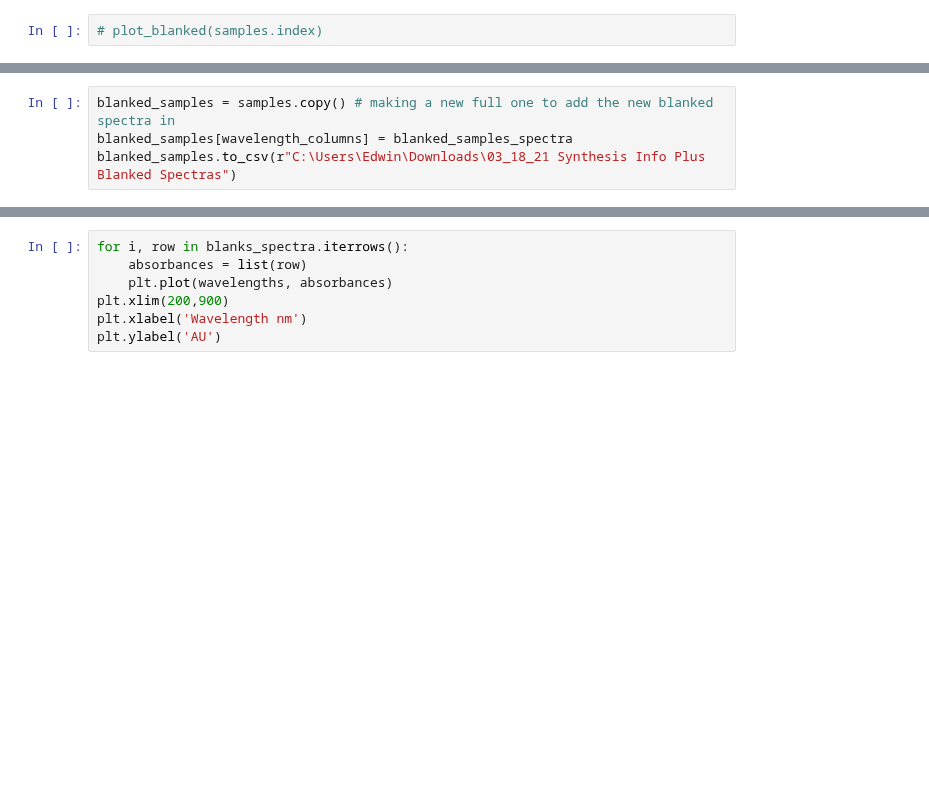
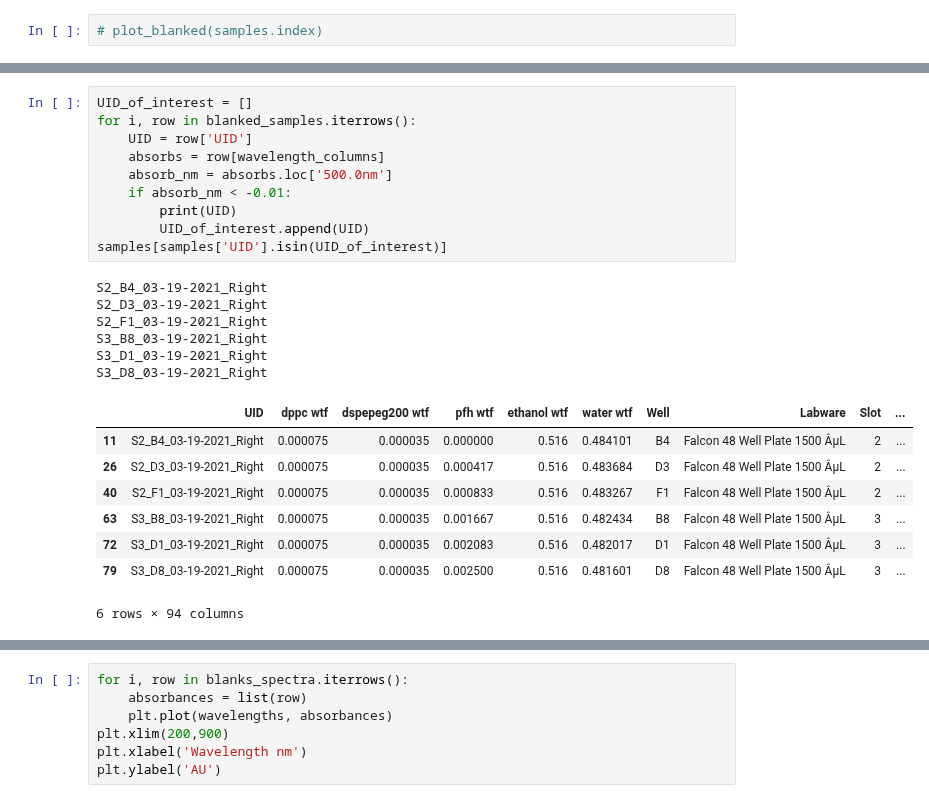
Before and after one commit to pozzo-research-group/OT2-DOE, a Jupyter notebook: PlanPrepareProcess/Plate Reader Full Spectra.ipynb, the cells around one changed output, grey strips where cells are left out. Cells and saved outputs as stored; diff of their text form; blank space fills up the shorter version.

```diff
--- a/PlanPrepareProcess/Plate Reader Full Spectra.ipynb
+++ b/PlanPrepareProcess/Plate Reader Full Spectra.ipynb
@@ -79,5 +91,26 @@ blanked_samples_spectra
-# %%
-blanked_samples = samples.copy() # making a new full one to add the new blanked spectra in
-blanked_samples[wavelength_columns] = blanked_samples_spectra
-blanked_samples.to_csv(r"C:\Users\Edwin\Downloads\03_18_21 Synthesis Info Plus Blanked Spectras")
+# %%
+UID_of_interest = []
+for i, row in blanked_samples.iterrows():
+    UID = row['UID']
+    absorbs = row[wavelength_columns]
+    absorb_nm = absorbs.loc['500.0nm']
+    if absorb_nm < -0.01:
+        print(UID)
+        UID_of_interest.append(UID)
+samples[samples['UID'].isin(UID_of_interest)]
+# %% [output]
+S2_B4_03-19-2021_Right
+S2_D3_03-19-2021_Right
+S2_F1_03-19-2021_Right
+S3_B8_03-19-2021_Right
+S3_D1_03-19-2021_Right
+S3_D8_03-19-2021_Right
+|  | UID | dppc wtf | dspepeg200 wtf | pfh wtf | ethanol wtf | water wtf | Well | Labware | Slot | ... |
+| 11 | S2_B4_03-19-2021_Right | 0.000075 | 0.000035 | 0.000000 | 0.516 | 0.484101 | B4 | Falcon 48 Well Plate 1500 ÂµL | 2 | ... |
+| 26 | S2_D3_03-19-2021_Right | 0.000075 | 0.000035 | 0.000417 | 0.516 | 0.483684 | D3 | Falcon 48 Well Plate 1500 ÂµL | 2 | ... |
+| 40 | S2_F1_03-19-2021_Right | 0.000075 | 0.000035 | 0.000833 | 0.516 | 0.483267 | F1 | Falcon 48 Well Plate 1500 ÂµL | 2 | ... |
+| 63 | S3_B8_03-19-2021_Right | 0.000075 | 0.000035 | 0.001667 | 0.516 | 0.482434 | B8 | Falcon 48 Well Plate 1500 ÂµL | 3 | ... |
+| 72 | S3_D1_03-19-2021_Right | 0.000075 | 0.000035 | 0.002083 | 0.516 | 0.482017 | D1 | Falcon 48 Well Plate 1500 ÂµL | 3 | ... |
+| 79 | S3_D8_03-19-2021_Right | 0.000075 | 0.000035 | 0.002500 | 0.516 | 0.481601 | D8 | Falcon 48 Well Plate 1500 ÂµL | 3 | ... |
+6 rows × 94 columns
 # %%
```
Also changed, not shown: parts of 3 cells of this notebook, 1 other file.
